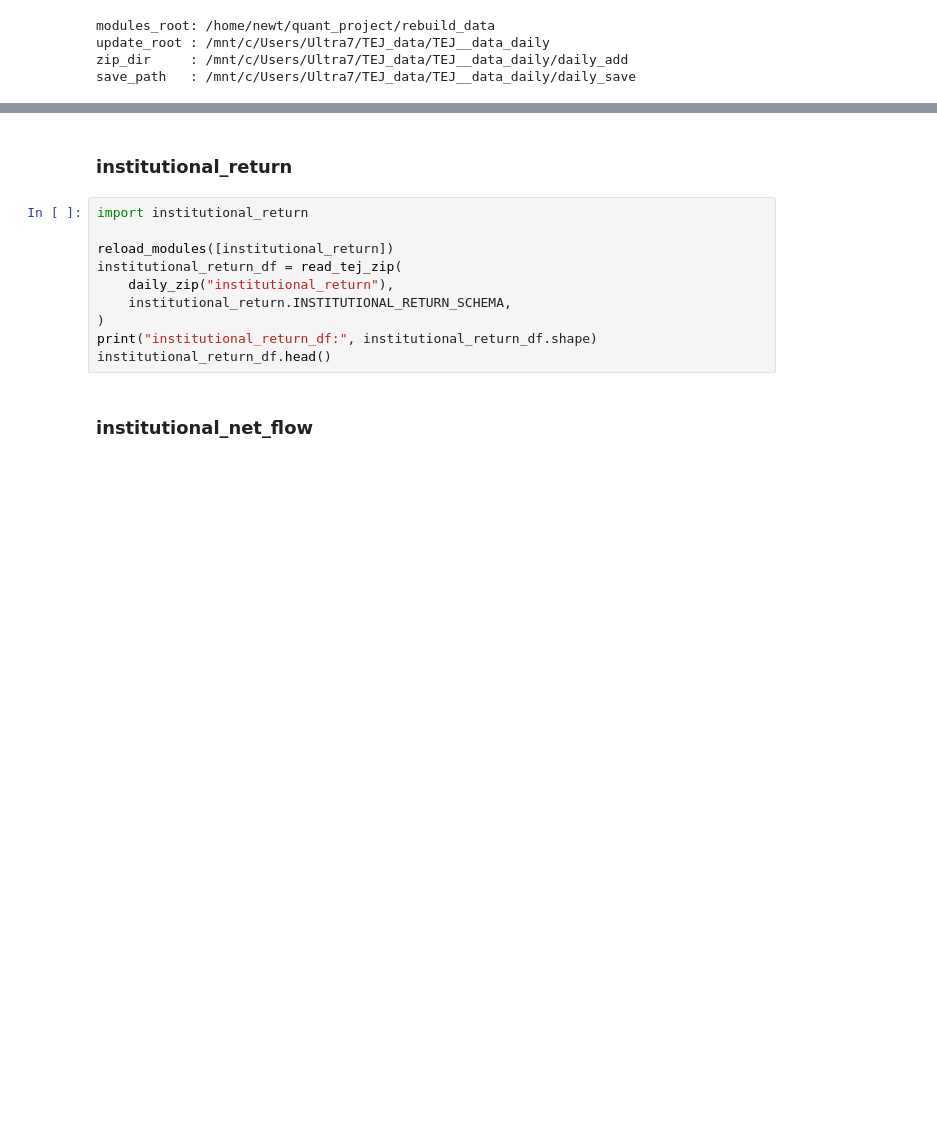
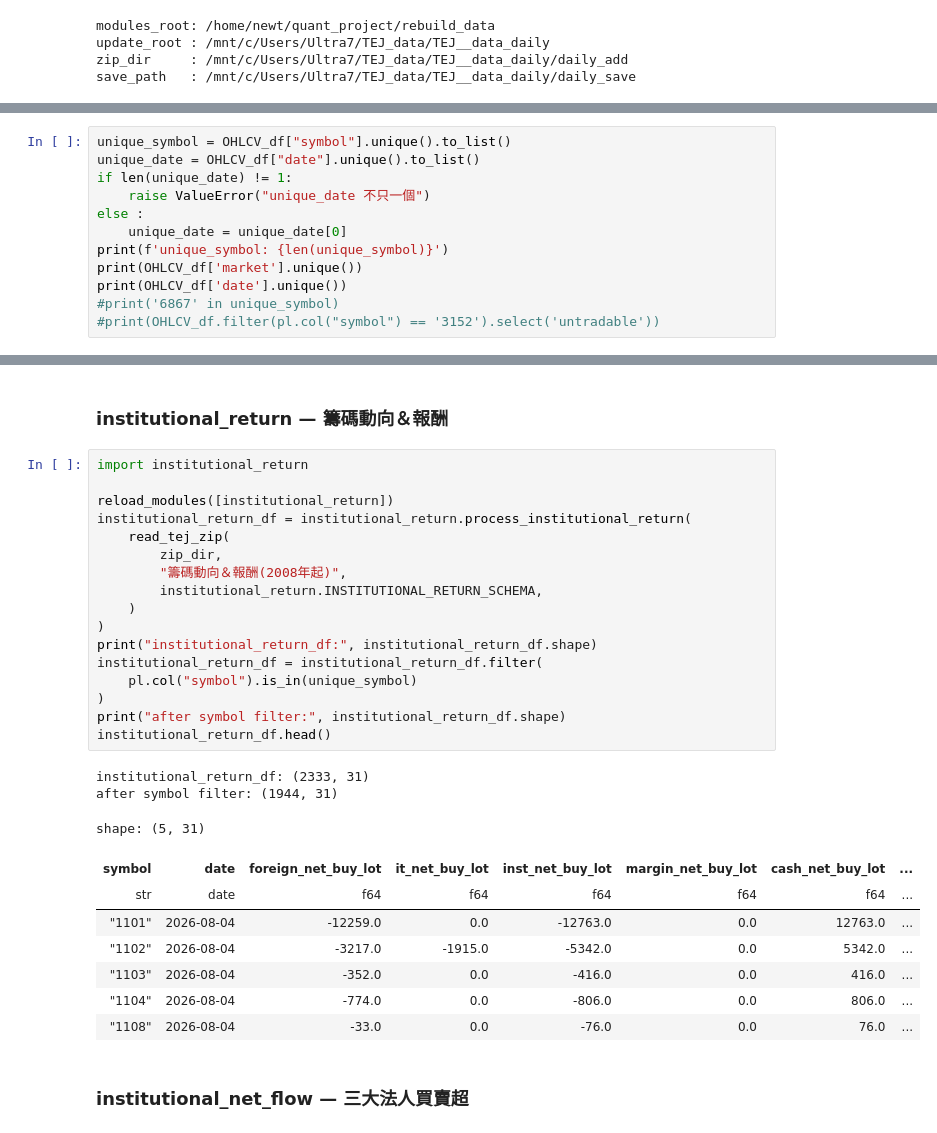
Before and after one commit to frankchu8778/quant_project, a Jupyter notebook: src/manage_database/TW_stock/daily_data_update.ipynb, the cells around one changed output, grey strips where cells are left out. Saved outputs shown, nothing was run; the diff lists cells and outputs as text; blank space fills up the shorter version.

```diff
--- a/src/manage_database/TW_stock/daily_data_update.ipynb
+++ b/src/manage_database/TW_stock/daily_data_update.ipynb
@@ -118,0 +116,12 @@ shape: (5, 24)
+# %%
+unique_symbol = OHLCV_df["symbol"].unique().to_list()
+unique_date = OHLCV_df["date"].unique().to_list()
+if len(unique_date) != 1:
+    raise ValueError("unique_date 不只一個")
+else :
+    unique_date = unique_date[0]
+print(f'unique_symbol: {len(unique_symbol)}')
+print(OHLCV_df['market'].unique())
+print(OHLCV_df['date'].unique())
+#print('6867' in unique_symbol)
+#print(OHLCV_df.filter(pl.col("symbol") == '3152').select('untradable'))
@@ -153,17 +440,35 @@ ex_rights_df.head()
 # %% [markdown]
-### institutional_return
+### institutional_return — 籌碼動向＆報酬
 # %%
 import institutional_return
 
 reload_modules([institutional_return])
-institutional_return_df = read_tej_zip(
-    daily_zip("institutional_return"),
-    institutional_return.INSTITUTIONAL_RETURN_SCHEMA,
+institutional_return_df = institutional_return.process_institutional_return(
+    read_tej_zip(
+        zip_dir,
+        "籌碼動向＆報酬(2008年起)",
+        institutional_return.INSTITUTIONAL_RETURN_SCHEMA,
+    )
 )
 print("institutional_return_df:", institutional_return_df.shape)
+institutional_return_df = institutional_return_df.filter(
+    pl.col("symbol").is_in(unique_symbol)
+)
+print("after symbol filter:", institutional_return_df.shape)
 institutional_return_df.head()
+# %% [output]
+institutional_return_df: (2333, 31)
+after symbol filter: (1944, 31)
+shape: (5, 31)
+| symbol | date | foreign_net_buy_lot | it_net_buy_lot | inst_net_buy_lot | margin_net_buy_lot | cash_net_buy_lot | ... |
+| str | date | f64 | f64 | f64 | f64 | f64 | ... |
+| "1101" | 2026-08-04 | -12259.0 | 0.0 | -12763.0 | 0.0 | 12763.0 | ... |
+| "1102" | 2026-08-04 | -3217.0 | -1915.0 | -5342.0 | 0.0 | 5342.0 | ... |
+| "1103" | 2026-08-04 | -352.0 | 0.0 | -416.0 | 0.0 | 416.0 | ... |
+| "1104" | 2026-08-04 | -774.0 | 0.0 | -806.0 | 0.0 | 806.0 | ... |
+| "1108" | 2026-08-04 | -33.0 | 0.0 | -76.0 | 0.0 | 76.0 | ... |
 # %% [markdown]
-### institutional_net_flow
+### institutional_net_flow — 三大法人買賣超
 # %%
 import institutional_net_flow
 
```
Also changed, not shown: parts of 47 cells of this notebook, 17 other files.
